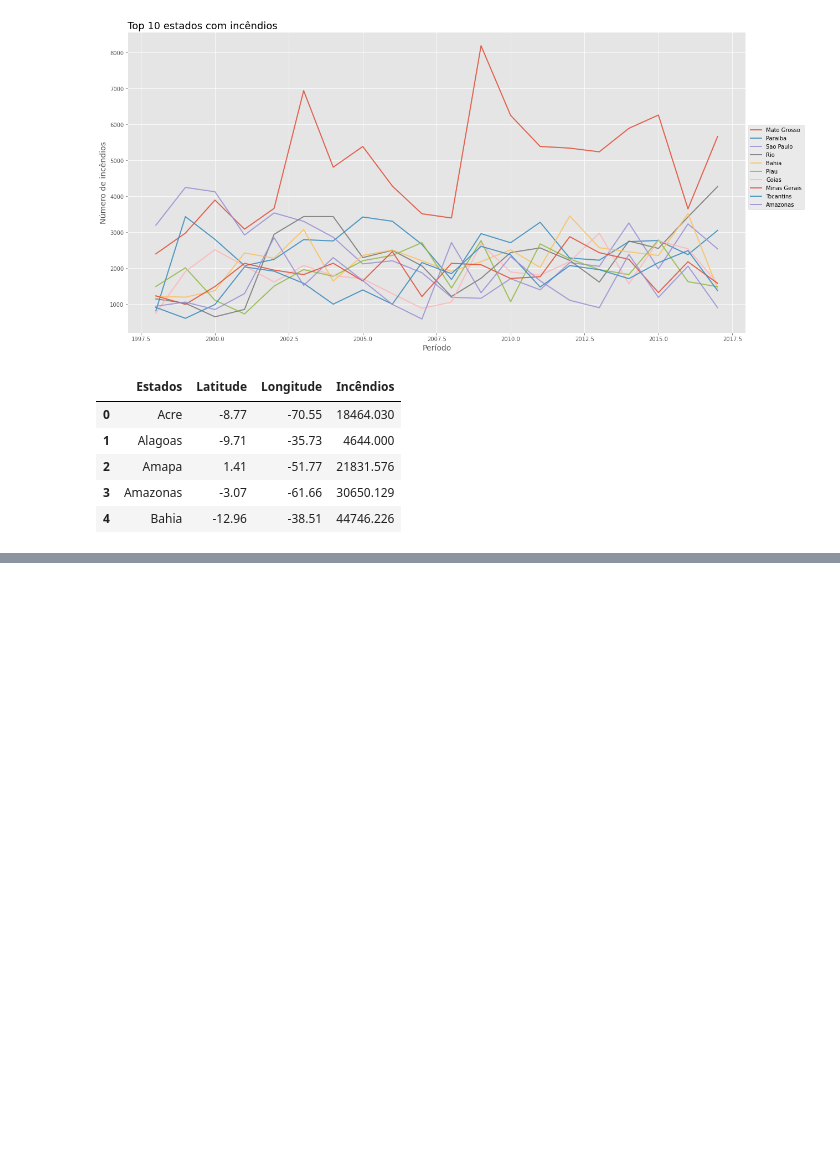
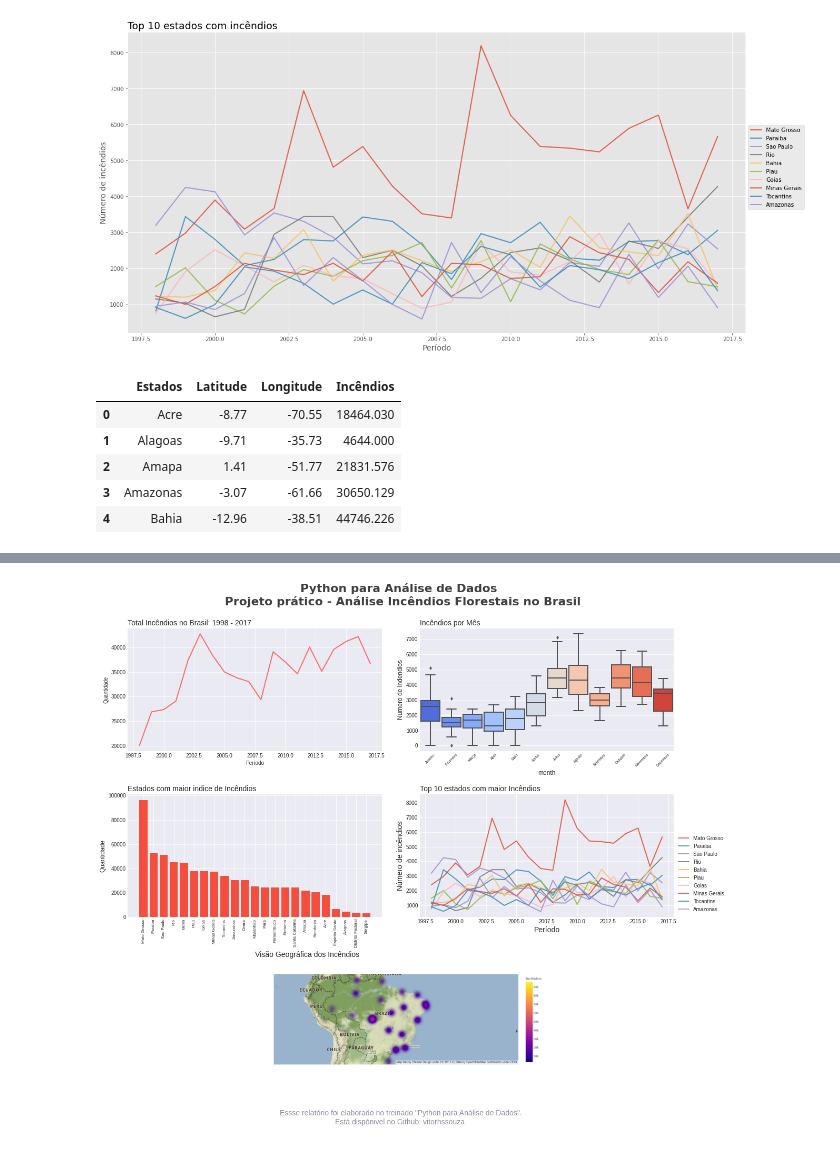
Before and after one commit to vitorhssouza/Curso-an-lise-visualiza-o-dados-python, a Jupyter notebook: Projeto_incendios_florestais/Projeto_Incêndios_Florestais.ipynb, the cells around one changed output, grey strips where cells are left out. Cells and saved outputs as stored; diff of their text form; code cells hidden in the pictures; blank space fills up the shorter version.

Commit message:
Realizando alterações no projeto incendio florestal

```diff
--- a/Projeto_incendios_florestais/Projeto_Incêndios_Florestais.ipynb
+++ b/Projeto_incendios_florestais/Projeto_Incêndios_Florestais.ipynb
@@ -224,3 +224,95 @@ px.density_mapbox(
 )
 # %% [output]
 [interactive output not drawn]
+# %%
+import matplotlib.image as mpimg
+
+fig = plt.figure(figsize=(18, 15)) # initialize figure
+
+ax = [ None for _ in range(6) ] # list to save many ax for setting parameter in each
+
+ax[0] = plt.subplot2grid((3,4), (0,0), colspan=2)
+plt.style.use('seaborn-darkgrid')
+# Titulo
+plt.title('Total Incêndios no Brasil: 1998 - 2017', loc='left', fontsize=14 )
+# Grafico
+sns.lineplot( x='year', y='number', data=analise, estimator = 'sum', color='#FF5555', lw=2, err_style=None , alpha=0.85)
+# Label
+plt.xlabel('Período', fontsize=10)
+plt.ylabel('Quantidade', fontsize=10);
+
+
+ax[1] = plt.subplot2grid((3,4), (0,2), colspan=2)
+# Estilo
+plt.style.use('seaborn-darkgrid')
+# Titulo
+plt.title('Incêndios por Mês', loc='left', fontsize=14 )
+# Grafico
+sns.boxplot(x='month', y='number', data=analise_02, palette="coolwarm", saturation=1, width=0.9, fliersize=4, linewidth=2,
+            order=['Janeiro', 'Fevereiro', 'Março', 'Abril', 'Maio', 'Junho', 'Julho', 'Agosto', 'Setembro', 'Outubro', 'Novembro', 'Dezembro'] )
+# Label
+#plt.xlabel('Mês')
+plt.ylabel('Numero de indendios');
+plt.xticks(rotation=45, fontsize=7);
+
+
+
+ax[2] = plt.subplot2grid((3,4), (1,0), colspan=2)
+# Titulo
+plt.title('Estados com maior indice de Incêndios', loc='left', fontsize=14 )
+# Grafico
+plt.bar(analise_03.state, analise_03['number'], color='#f44e3f');
+# Label
+plt.ylabel('Quantidade')
+plt.xticks( rotation=90, fontsize=8 );
+
+
+ax[3] = plt.subplot2grid((3,4), (1,2), colspan=2)
+# Estilo do gráfico
+plt.style.use('seaborn-darkgrid')
+# Paleta de Core
+Paleta_Cores = sns.color_palette('inferno', 12)
+# Titulo
+plt.title('Top 10 estados com maior Incêndios', loc='left', fontsize=14, fontweight=0 )
+# Plot de todas as colunas
+for coluna in lista_top10:
+    # Filtrar os estados
+    filtro = base_dados.loc[base_dados['state'] == coluna]
+
+    # agrupar os valores para sumarizar
+    analise_local = filtro.groupby(by=['year']).sum().reset_index()
+
+    # plot
+    sns.lineplot(data=analise_local, x='year', y='number', lw=2, alpha=0.85)
+# labels
+plt.ylabel('Número de incêndios', fontsize=14)
+plt.xlabel('Período', fontsize=14);
+
+# legenda
+plt.legend(lista_top10, bbox_to_anchor=(1, 0.7));
+
+
+ax[4] = plt.subplot2grid((3,4), (2,0), colspan=4)
+Buraco_Negro = mpimg.imread('newplot.png')
+plt.imshow(Buraco_Negro)
+plt.axis('off')
+plt.title('Visão Geográfica dos Incêndios', loc='left', fontsize=14, fontweight=0 )
+
+fig.tight_layout()
+
+# Incluindo o Titulo na Figura
+plt.suptitle(f'Python para Análise de Dados \n Projeto prático - Análise Incêndios Florestais no Brasil', fontsize=22, color='#404040', fontfamily='KyivType Sans', fontweight=600 )
+plt.subplots_adjust(left=0.1, bottom=0.1, right=0.9, top=0.90, wspace=0.35, hspace=0.35)
+
+# Rodapé
+Rodape = '''
+Essse relatório foi elaborado no treinado "Python para Análise de Dados".
+Está dispónivel no Github: vitorhssouza
+'''
+
+# Incluindo o rodape no relatorio
+fig.text( 0.5, 0.01, Rodape, ha='center', va='bottom', size=14, color='#938ca1');
+
+plt.show()
+# %% [output]
+[figure, added]
```
Also changed, not shown: 1 other file.
